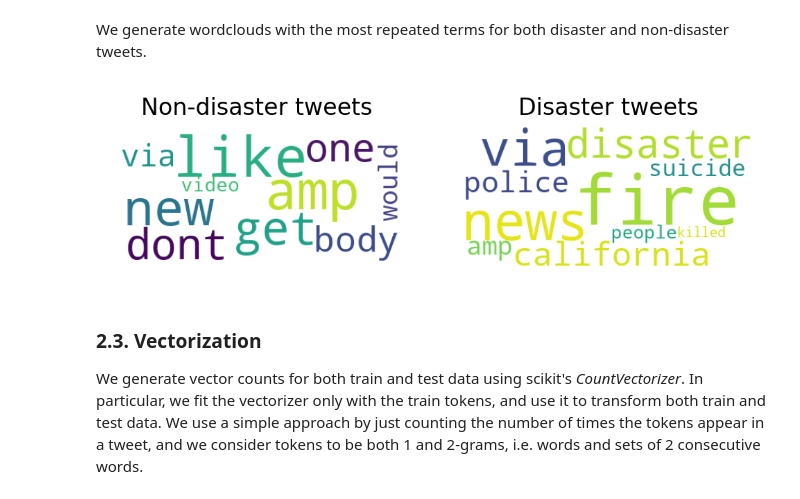
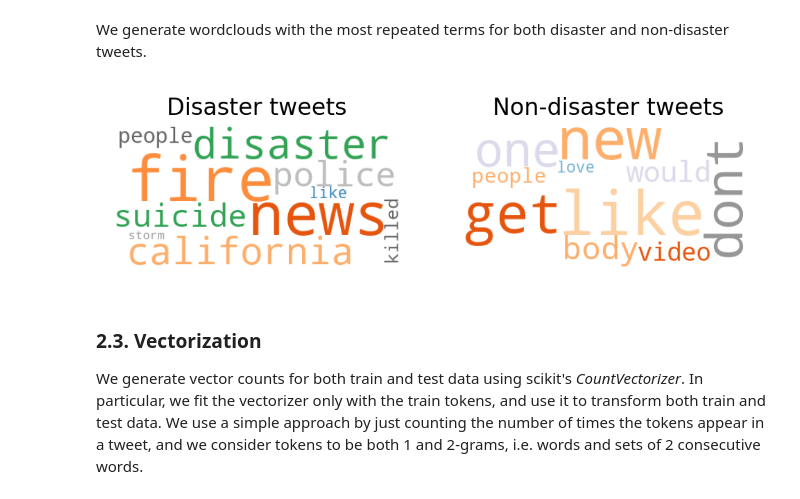
Before and after one commit to aitor-perez/kaggle, a Jupyter notebook: disaster-tweets/05-final/disaster-tweets.ipynb, the cells around one changed output. Cells and saved outputs as stored; diff of their text form; code cells hidden in the pictures.

```diff
--- a/disaster-tweets/05-final/disaster-tweets.ipynb
+++ b/disaster-tweets/05-final/disaster-tweets.ipynb
@@ -125,7 +125,7 @@ def clean_text(raw):
     lowercase = no_punct.lower()
 
     # Remove stopwords
-    all_stopwords = stopwords.words('english') + ['im', 'u', 'ur', 'ure', '2', '4']
+    all_stopwords = stopwords.words('english') + ['im', 'u', 'ur', 'ure', '2', '4', 'amp', 'via']
     no_stopwords = [word for word in lowercase.split() if word.lower() not in all_stopwords]
     no_stopwords = ' '.join(no_stopwords)
 
@@ -169,22 +169,22 @@ def gen_wordcloud(top_terms):
         i += 1
 
     # Create and store word cloud
-    wc = WordCloud(background_color='white')
+    wc = WordCloud(background_color='white', colormap='tab20c')
     return wc.generate_from_frequencies(freqs)
 # %%
-titles = ['Non-disaster tweets', 'Disaster tweets']
+titles = ['Disaster tweets', 'Non-disaster tweets']
 wordclouds = [
-    gen_wordcloud(non_disaster_top_terms),
-    gen_wordcloud(disaster_top_terms)
+    gen_wordcloud(disaster_top_terms),
+    gen_wordcloud(non_disaster_top_terms)
 ]
 
 fig, axs = plt.subplots(1, 2, figsize=(6,4), dpi=200)
 for i in range(2):
     axs[i].imshow(wordclouds[i])
     axs[i].set_title(titles[i])
     axs[i].axis('off')
 # %% [output]
-[figure, old version]
+[figure, new version]
 # %% [markdown]
 ### 2.3. Vectorization
 
```
Also changed, not shown: parts of 15 cells of this notebook.
